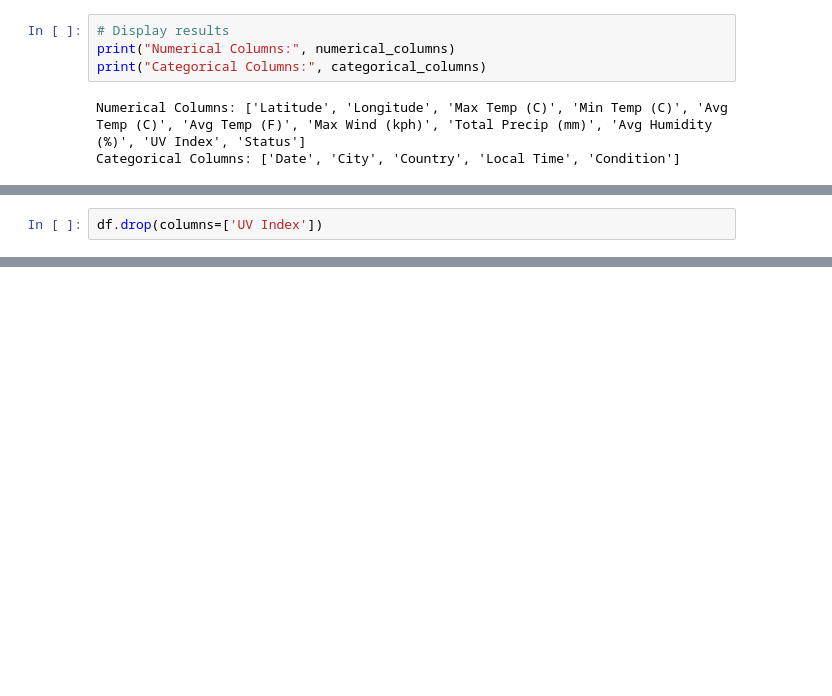
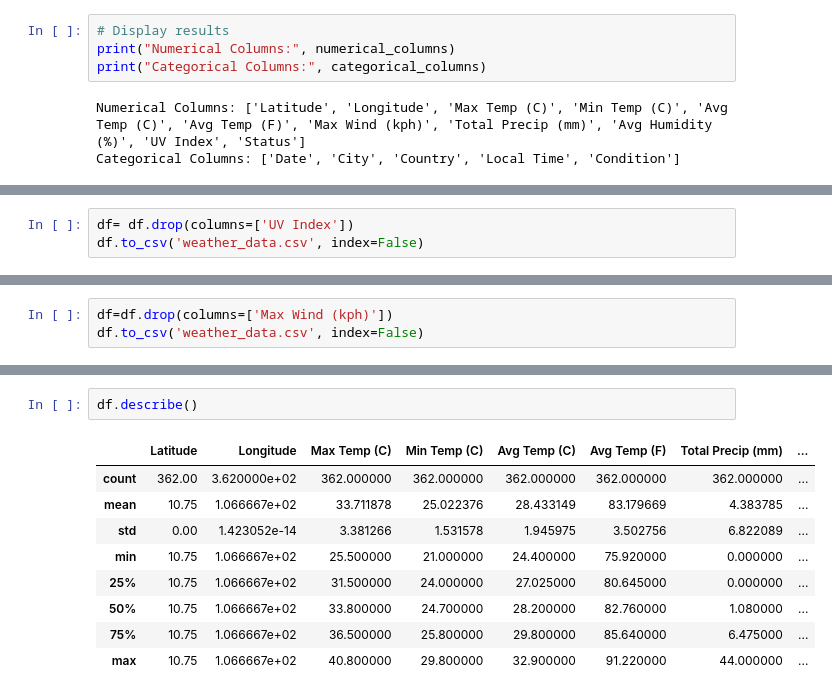
Before and after one commit to ASAPPhat/ML_WeatherForecast, a Jupyter notebook: project.ipynb, the cells around one changed output, grey strips where cells are left out. Drawn from its saved outputs; the diff is of its cells as text; blank space fills up the shorter version.

```diff
--- a/project.ipynb
+++ b/project.ipynb
@@ -238,2 +238,3 @@ df.head()
 # %%
-df.drop(columns=['UV Index'])
+df= df.drop(columns=['UV Index'])
+df.to_csv('weather_data.csv', index=False)
@@ -253,0 +241,3 @@ df.drop(columns=['UV Index'])
+# %%
+df=df.drop(columns=['Max Wind (kph)'])
+df.to_csv('weather_data.csv', index=False)
@@ -253,0 +253,12 @@ df.drop(columns=['UV Index'])
+# %%
+df.describe()
+# %% [output]
+|  | Latitude | Longitude | Max Temp (C) | Min Temp (C) | Avg Temp (C) | Avg Temp (F) | Total Precip (mm) | ... |
+| count | 362.00 | 3.620000e+02 | 362.000000 | 362.000000 | 362.000000 | 362.000000 | 362.000000 | ... |
+| mean | 10.75 | 1.066667e+02 | 33.711878 | 25.022376 | 28.433149 | 83.179669 | 4.383785 | ... |
+| std | 0.00 | 1.423052e-14 | 3.381266 | 1.531578 | 1.945975 | 3.502756 | 6.822089 | ... |
+| min | 10.75 | 1.066667e+02 | 25.500000 | 21.000000 | 24.400000 | 75.920000 | 0.000000 | ... |
+| 25% | 10.75 | 1.066667e+02 | 31.500000 | 24.000000 | 27.025000 | 80.645000 | 0.000000 | ... |
+| 50% | 10.75 | 1.066667e+02 | 33.800000 | 24.700000 | 28.200000 | 82.760000 | 1.080000 | ... |
+| 75% | 10.75 | 1.066667e+02 | 36.500000 | 25.800000 | 29.800000 | 85.640000 | 6.475000 | ... |
+| max | 10.75 | 1.066667e+02 | 40.800000 | 29.800000 | 32.900000 | 91.220000 | 44.000000 | ... |
```
Also changed, not shown: parts of 16 cells of this notebook.
